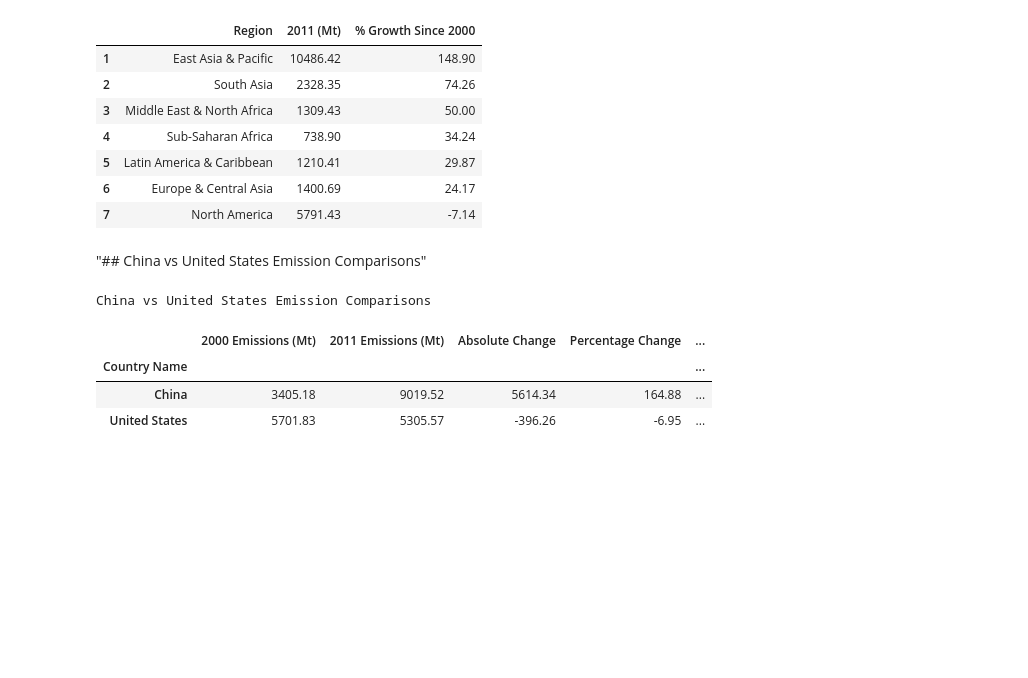
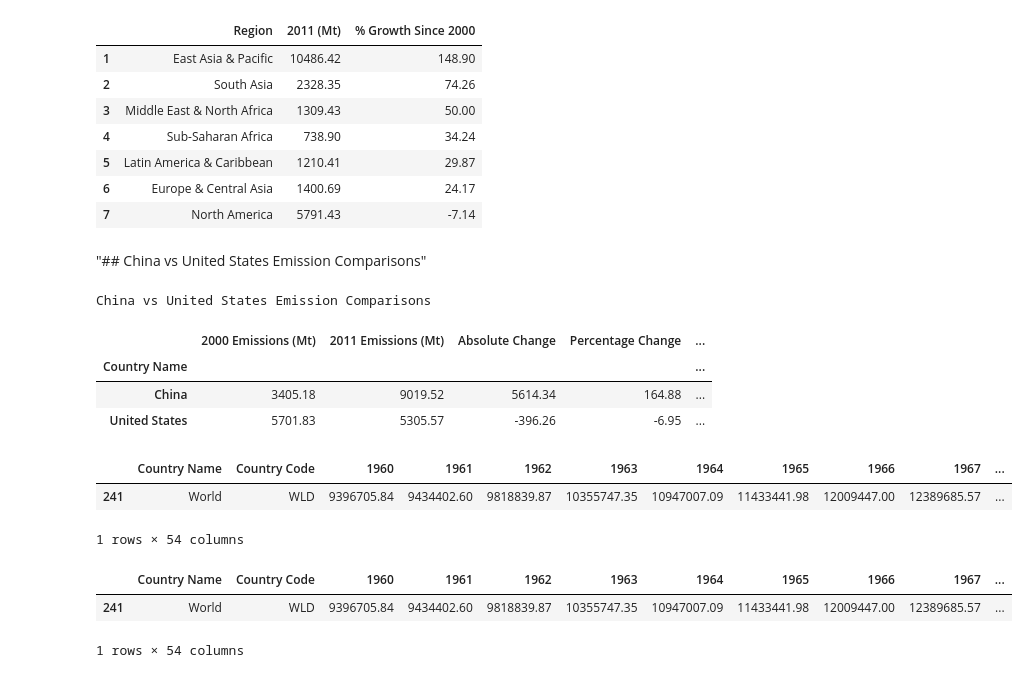
Before and after one commit to sanaullah525/Global-CO2-Emissions-Data-Analysis-Project, a Jupyter notebook: datapr.ipynb, the cells around one changed output. Saved outputs shown, nothing was run; the diff lists cells and outputs as text; code cells hidden in the pictures; blank space fills up the shorter version.

Commit message:
Loading the necessary data and saving a safe copy of it.

```diff
--- a/datapr.ipynb
+++ b/datapr.ipynb
@@ -384,3 +384,24 @@ China vs United States Emission Comparisons
 | Country Name |  |  |  |  | ... |
 | China | 3405.18 | 9019.52 | 5614.34 | 164.88 | ... |
 | United States | 5701.83 | 5305.57 | -396.26 | -6.95 | ... |
+# %%
+pd.set_option('display.max_columns', 20)
+pd.set_option('display.max_rows', 20)
+
+
+aged= dataf[dataf['Country Name']== 'World'].drop(columns= ['Indicator Name', 'Indicator Code'])
+aged
+# %% [output]
+|  | Country Name | Country Code | 1960 | 1961 | 1962 | 1963 | 1964 | 1965 | 1966 | 1967 | ... |
+| 241 | World | WLD | 9396705.84 | 9434402.60 | 9818839.87 | 10355747.35 | 10947007.09 | 11433441.98 | 12009447.00 | 12389685.57 | ... |
+1 rows × 54 columns
+# %%
+# Calculating the Average Global CO2 Emissions by Decade (1960-2010)
+
+# Filtering World + droping useless columns
+aged = dataf[dataf['Country Name'] == 'World'].drop(columns=['Indicator Name', 'Indicator Code']).copy()
+aged
+# %% [output]
+|  | Country Name | Country Code | 1960 | 1961 | 1962 | 1963 | 1964 | 1965 | 1966 | 1967 | ... |
+| 241 | World | WLD | 9396705.84 | 9434402.60 | 9818839.87 | 10355747.35 | 10947007.09 | 11433441.98 | 12009447.00 | 12389685.57 | ... |
+1 rows × 54 columns
```
